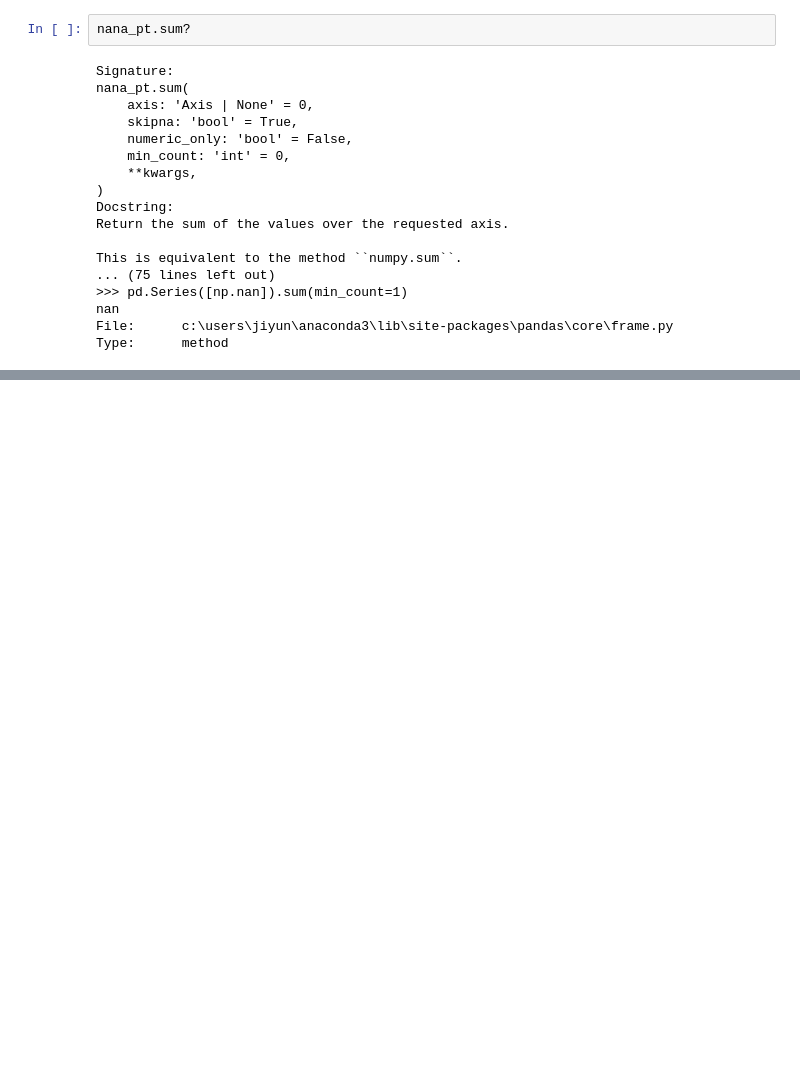
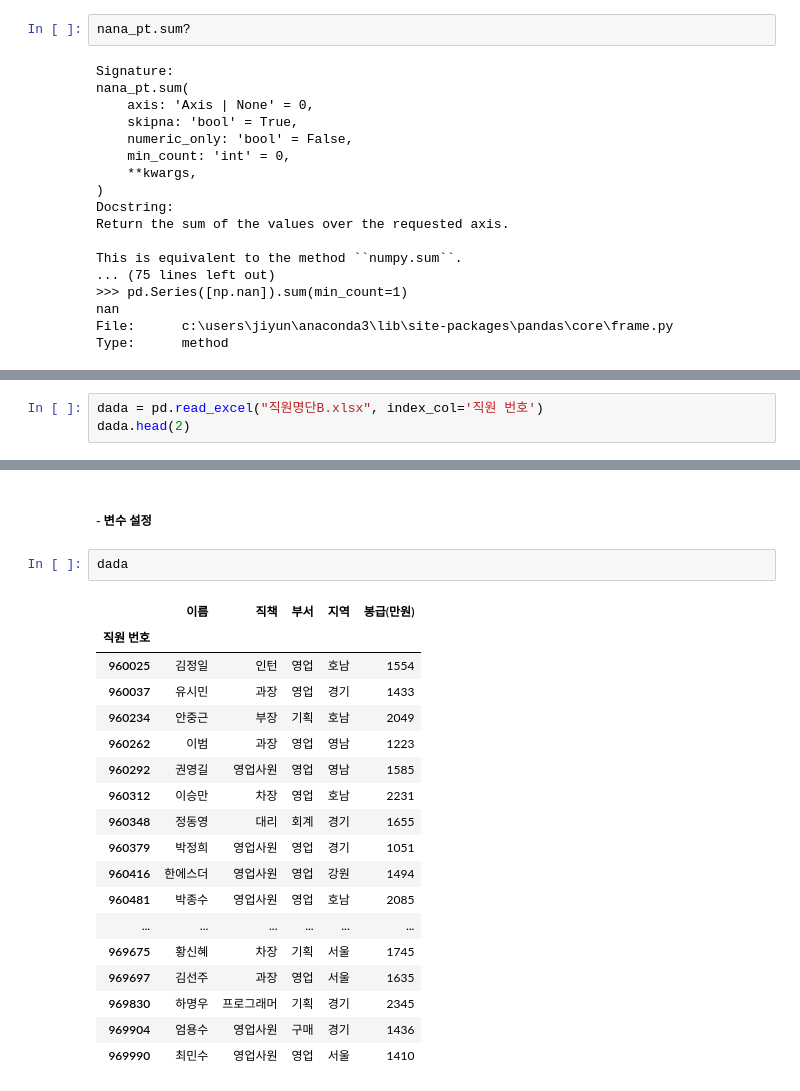
Before and after one commit to dust-yoon/practice-in-python-jupyter, a Jupyter notebook: 0_note.ipynb, the cells around one changed output, grey strips where cells are left out. Cells and saved outputs as stored; diff of their text form; blank space fills up the shorter version.

```diff
--- a/0_note.ipynb
+++ b/0_note.ipynb
@@ -1082,0 +1171,3 @@ Type:      method
+# %%
+dada = pd.read_excel("직원명단B.xlsx", index_col='직원 번호')
+dada.head(2)
@@ -1082,0 +1293,23 @@ Type:      method
+# %% [markdown]
+##### - 변수 설정
+# %%
+dada
+# %% [output]
+|  | 이름 | 직책 | 부서 | 지역 | 봉급(만원) |
+| 직원 번호 |  |  |  |  |  |
+| 960025 | 김정일 | 인턴 | 영업 | 호남 | 1554 |
+| 960037 | 유시민 | 과장 | 영업 | 경기 | 1433 |
+| 960234 | 안중근 | 부장 | 기획 | 호남 | 2049 |
+| 960262 | 이범 | 과장 | 영업 | 영남 | 1223 |
+| 960292 | 권영길 | 영업사원 | 영업 | 영남 | 1585 |
+| 960312 | 이승만 | 차장 | 영업 | 호남 | 2231 |
+| 960348 | 정동영 | 대리 | 회계 | 경기 | 1655 |
+| 960379 | 박정희 | 영업사원 | 영업 | 경기 | 1051 |
+| 960416 | 한에스더 | 영업사원 | 영업 | 강원 | 1494 |
+| 960481 | 박종수 | 영업사원 | 영업 | 호남 | 2085 |
+| ... | ... | ... | ... | ... | ... |
+| 969675 | 황신혜 | 차장 | 기획 | 서울 | 1745 |
+| 969697 | 김선주 | 과장 | 영업 | 서울 | 1635 |
+| 969830 | 하명우 | 프로그래머 | 기획 | 경기 | 2345 |
+| 969904 | 엄용수 | 영업사원 | 구매 | 경기 | 1436 |
+| 969990 | 최민수 | 영업사원 | 영업 | 서울 | 1410 |
```
Also changed, not shown: parts of 64 cells of this notebook.
